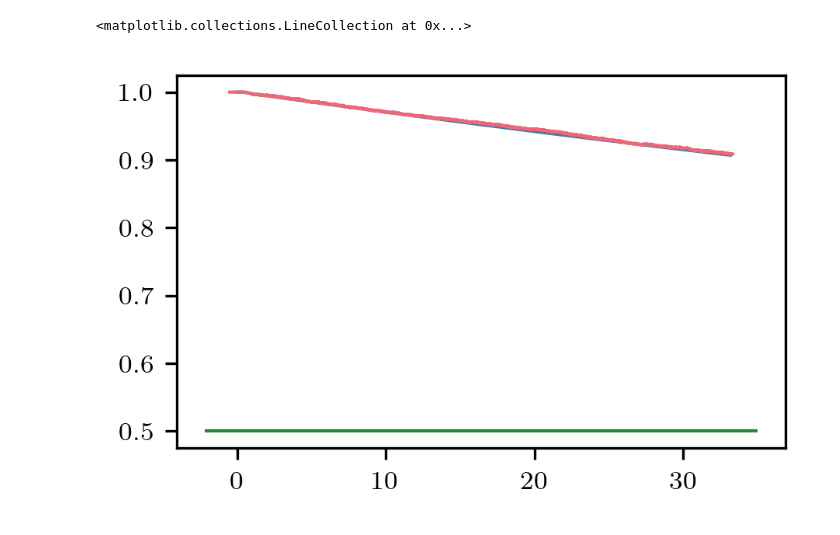
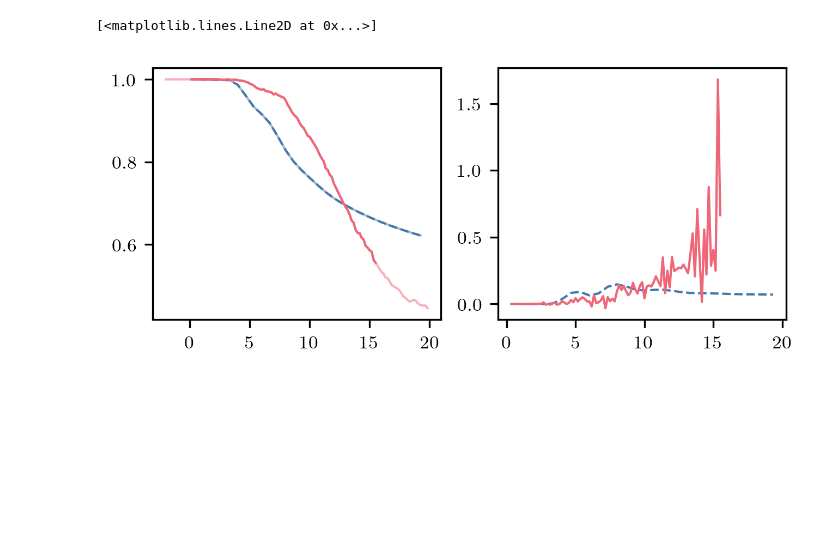
Before and after one commit to NilsToAn/overdampedDelayHarmonicOscillator, a Jupyter notebook: paper/cusp_rate.ipynb, the cells around one changed output. Drawn from its saved outputs; the diff is of its cells as text; code cells hidden in the pictures; blank space fills up the shorter version.

```diff
--- a/paper/cusp_rate.ipynb
+++ b/paper/cusp_rate.ipynb
@@ -18,21 +22,29 @@ np.random.seed(42)
 # %%
 k = 1
-s = 1
+s = 0.2
+border = 1
+N_x_border = 6.5
+max_t = 10
+ntau = 3
+
 D = s**2/2
-N_t = 200
-ntau = 3
-dx = 0.3
+
+dx = border/N_x_border
 sb = 17.5*dx #with .5, 0 not included
 
-f = 15
-N_p = 16_000
+f = 4
+N_p = 2_000
+N_loop = 10
+eq_perc = 0.75
+eq_f = 0.75
 
 
 x_s = np.arange(-sb,sb+1e-6,dx)
 bins = np.arange(-sb-dx/2,sb+dx/2+1e-5,dx)
+i_zero = np.argmin((x_s+border)**2)
 N_x = len(x_s)
 
-border = dx*8.5 #same
+
 def cusp_force(x, thresh = 1e-7):
     if x < -thresh:
         return -k*(x+border)
@@ -42,10 +54,11 @@ def cusp_force(x, thresh = 1e-7):
         return 0
 force = np.vectorize(cusp_force)
 
-i_zero = np.argmin((x_s+border)**2)
 
 
-#ltaus = np.concatenate(([0.05], np.arange(0.2,1.8,0.2) ))
 
-ltaus = [0.5]
+ltaus = np.concatenate(([0.05], np.arange(0.2,2.2,0.2) ))
+
+test_ts = np.linspace(0,max_t, 4000)
+exact_eqtimes = [test_ts[np.argmin((get_theo_var_l(test_ts,ltau,D) - eq_perc*get_x2_var(ltau, k, s))**2)] for ltau in ltaus]
 # %%
@@ -82,9 +123,0 @@ plt.plot(sim_hists[(idx+ntau)*f]/N_p)
-# %%
-ts = np.arange(0,N_t)*ldt
-sim_ts = np.arange(0,f*N_t+ntau*f)*ldt/f-ltau
-plt.plot(ts,np.sum(hists[:,x_s < 0], axis = 1)/np.sum(hists, axis = 1))
-plt.plot(sim_ts,np.sum(sim_hists[:,x_s < 0], axis = 1)/N_p)
-plt.hlines(0.5,*plt.xlim(), color = 'C2')
-# %% [output]
-<matplotlib.collections.LineCollection at 0x...>
-[figure, removed]
@@ -90,0 +130,17 @@ plt.hlines(0.5,*plt.xlim(), color = 'C2')
+# %%
+idx = 3
+plt.figure(figsize=(5,2))
+plt.subplot(121)
+plt.plot(ts,num_sur, color = 'C0', ls = '--', alpha =.5)
+plt.plot(ts[num_cond],num_sur[num_cond], color = 'C0', ls = '--')
+plt.plot(sim_ts,sim_sur[idx], color = 'C1', alpha= .5)
+plt.plot(sim_ts[sim_cond[idx]],sim_sur[idx][sim_cond[idx]], color = 'C1')
+plt.ylim(*plt.ylim())
+plt.subplot(122)
+#plt.plot(ts[1:],np.diff(np.log(2*num_sur-1))/ldt, color = 'C0', ls = '--', alpha =.5)
+plt.plot(ts[num_cond][1:],-np.diff(np.log(2*num_sur[num_cond]-1))/ldt, color = 'C0', ls = '--')
+#plt.plot(sim_ts[1:],np.diff(np.log(2*sim_sur[idx]-1))/ldt*f, color = 'C1', alpha= .5)
+plt.plot(sim_ts[sim_cond[idx]][1:],-np.diff(np.log(2*sim_sur[idx][sim_cond[idx]]-1))/ldt*f, color = 'C1')
+# %% [output]
+[<matplotlib.lines.Line2D at 0x...>]
+[figure, added]
```
Also changed, not shown: parts of 7 cells of this notebook, 29 other files.
